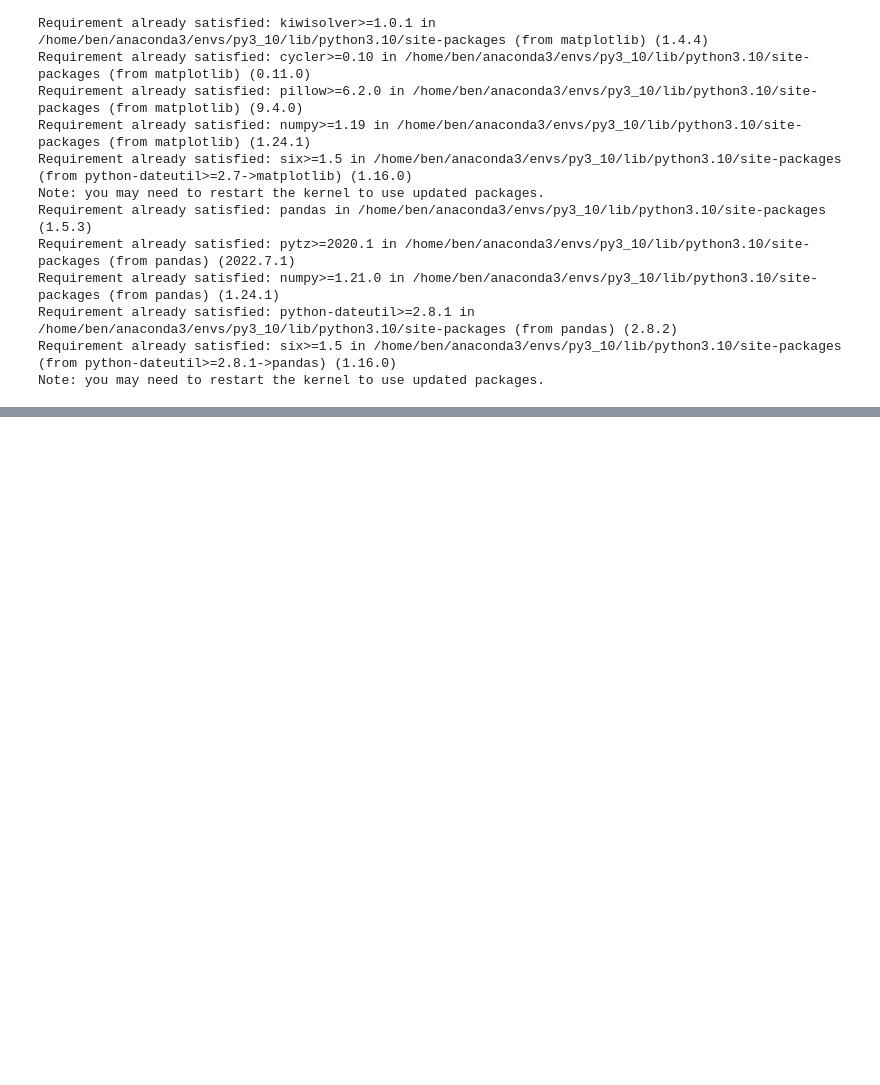
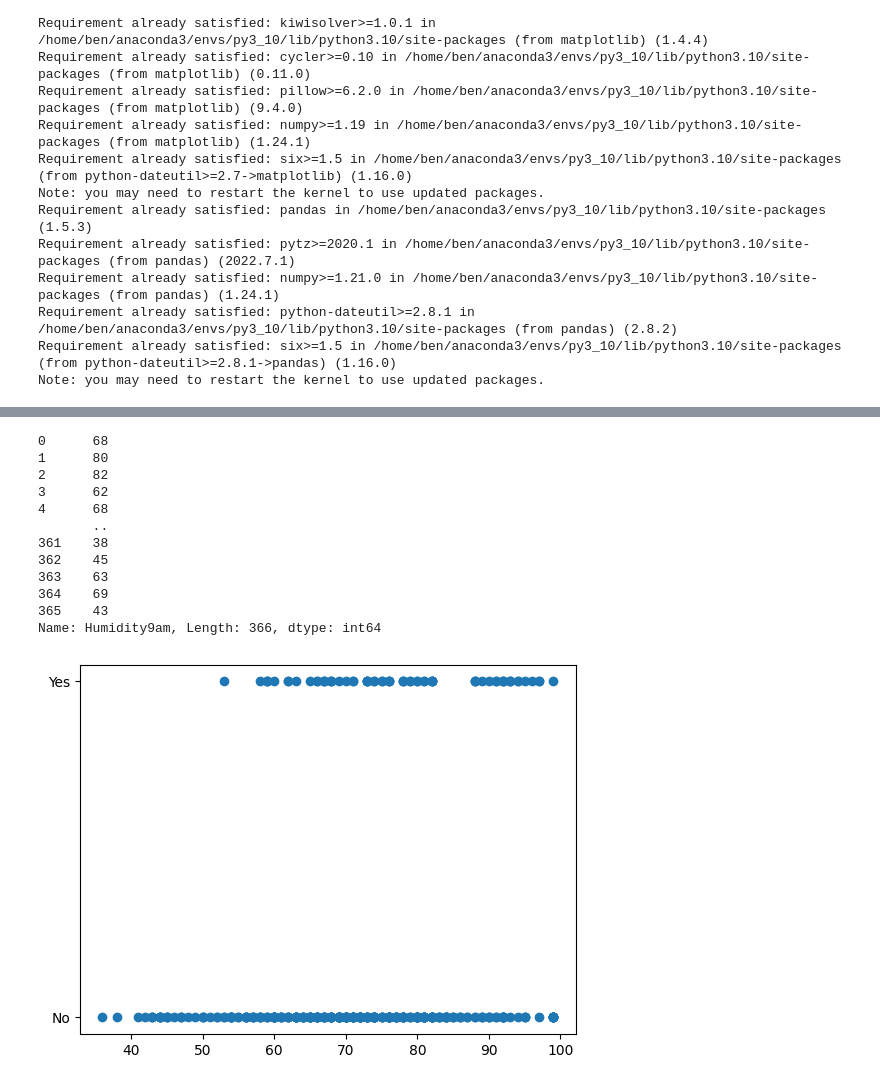
Before and after one commit to Acrylic125/ml-notes, a Jupyter notebook: l3-weighted-logistic-regression.ipynb, the cells around one changed output, grey strips where cells are left out. Cells and saved outputs as stored; diff of their text form; code cells hidden in the pictures; blank space fills up the shorter version.

```diff
--- a/l3-weighted-logistic-regression.ipynb
+++ b/l3-weighted-logistic-regression.ipynb
@@ -213,0 +269,22 @@ Note: you may need to restart the kernel to use updated packages.
+# %%
+print(data['Humidity9am'])
+
+x = np.array(data['Humidity9am'])
+y = np.array(data['RainToday'])
+
+plt.scatter(x, y)
+plt.show()
+# %% [output]
+0      68
+1      80
+2      82
+3      62
+4      68
+       ..
+361    38
+362    45
+363    63
+364    69
+365    43
+Name: Humidity9am, Length: 366, dtype: int64
+[figure, added]
```
Also changed, not shown: parts of 4 cells of this notebook.
